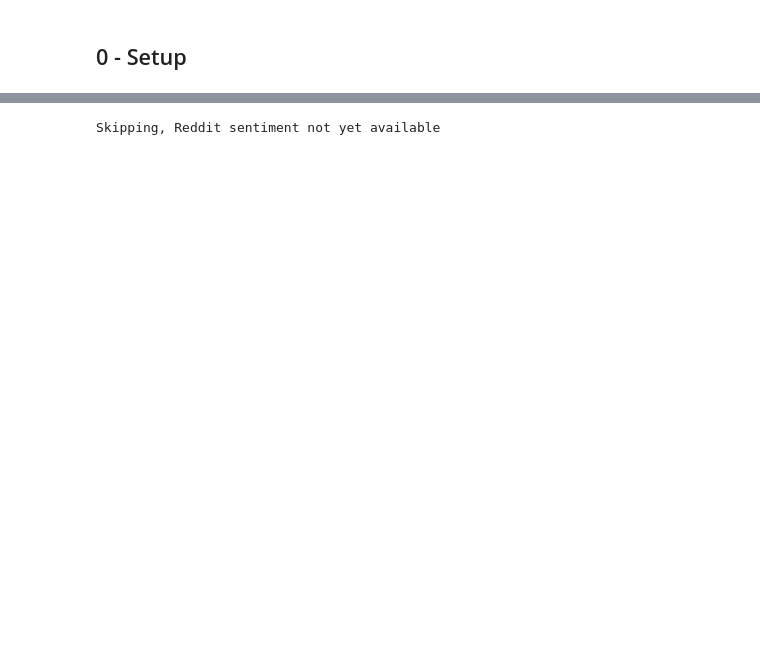
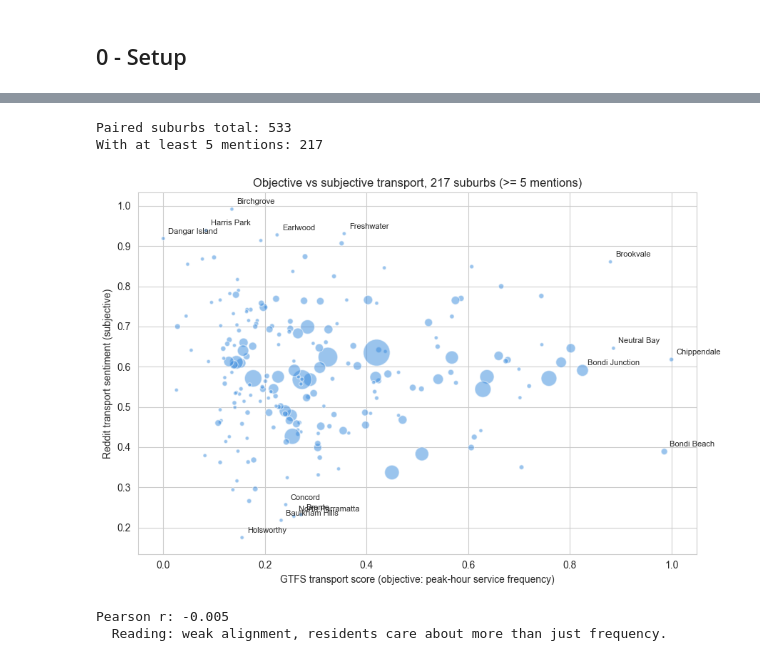
Before and after one commit to Nelkit/sydney-liveability-ai, a Jupyter notebook: notebooks/06_transport_dimension.ipynb, the cells around one changed output, grey strips where cells are left out. Saved outputs shown, nothing was run; the diff lists cells and outputs as text; code cells hidden in the pictures; blank space fills up the shorter version.

```diff
--- a/notebooks/06_transport_dimension.ipynb
+++ b/notebooks/06_transport_dimension.ipynb
@@ -162,31 +288,56 @@ Does GTFS frequency predict Reddit sentiment? With only 5 MVP suburbs the Pearso
 # %%
-if len(reddit_transport) > 0:
-    merged = gtfs_df.merge(
-        reddit_transport[["suburb", "sentiment_score", "post_count"]],
-        on="suburb", how="left"
-    ).dropna(subset=["sentiment_score"])
+paired = joined.dropna(subset=["sentiment_score"]).copy()
 
-    if len(merged) >= 3:
-        fig, ax = plt.subplots(figsize=(8, 6))
-        sizes = merged["post_count"].fillna(10).clip(lower=30)
-        ax.scatter(merged["transport_score"], merged["sentiment_score"],
-                   s=sizes * 3, alpha=0.6, color="#378add")
-        for _, row in merged.iterrows():
-            ax.annotate(row["suburb"], (row["transport_score"], row["sentiment_score"]),
-                        xytext=(5, 5), textcoords="offset points", fontsize=10)
-        ax.set_xlabel("GTFS transport score (objective: service frequency)")
-        ax.set_ylabel("Reddit transport sentiment (subjective: VADER)")
-        ax.set_title("Do residents feel the transport matches its frequency?")
-        ax.axhline(0, color="gray", linestyle="--", alpha=0.5)
-        plt.tight_layout()
-        plt.savefig(FIG_DIR / "transport_correlation.png", dpi=150)
-        plt.show()
+# Optional: filter to suburbs with at least N Reddit mentions for statistical meaningfulness.
+MIN_MENTIONS = 5
+if "post_count" in paired.columns:
+    paired_filtered = paired[paired["post_count"].fillna(0) >= MIN_MENTIONS]
+else:
+    paired_filtered = paired
 
-        r = merged[["transport_score", "sentiment_score"]].corr().iloc[0, 1]
-        print(f"\nPearson r: {r:+.3f}")
+print(f"Paired suburbs total: {len(paired)}")
+print(f"With at least {MIN_MENTIONS} mentions: {len(paired_filtered)}")
+
+if len(paired_filtered) >= 5:
+    fig, ax = plt.subplots(figsize=(9, 6))
+    sizes = paired_filtered.get("post_count", pd.Series([20] * len(paired_filtered))).fillna(20).clip(lower=10)
+    ax.scatter(
+        paired_filtered["transport_score"],
+        paired_filtered["sentiment_score"],
+        s=sizes * 1.5, alpha=0.5, color="#378add", edgecolor="white",
+    )
+    # Annotate top and bottom outliers only to keep it readable
+    annotate_set = pd.concat([
+        paired_filtered.nlargest(5, "sentiment_score"),
+        paired_filtered.nsmallest(5, "sentiment_score"),
+        paired_filtered.nlargest(5, "transport_score"),
+    ]).drop_duplicates(subset=["suburb"])
+    for _, row in annotate_set.iterrows():
+        ax.annotate(
+            row["suburb"], (row["transport_score"], row["sentiment_score"]),
+            xytext=(5, 5), textcoords="offset points", fontsize=8,
+        )
+
+    ax.set_xlabel("GTFS transport score (objective: peak-hour service frequency)")
+    ax.set_ylabel("Reddit transport sentiment (subjective)")
+    ax.set_title(f"Objective vs subjective transport, {len(paired_filtered)} suburbs (>= {MIN_MENTIONS} mentions)")
+    plt.tight_layout()
+    plt.savefig(FIG_DIR / "transport_correlation.png", dpi=150)
+    plt.show()
+
+    r = paired_filtered[["transport_score", "sentiment_score"]].corr().iloc[0, 1]
+    print(f"\nPearson r: {r:+.3f}")
+    if r > 0.3:
+        print("  Reading: positive alignment, frequency is a strong driver of perception.")
+    elif r < -0.3:
+        print("  Reading: inverse alignment, well-served suburbs have more negative sentiment (crowding/reliability signal).")
     else:
-        print("Not enough paired data points, rerun once the Reddit sentiment file merges")
+        print("  Reading: weak alignment, residents care about more than just frequency.")
 else:
-    print("Skipping, Reddit sentiment not yet available")
+    print("Not enough paired data points for a meaningful correlation.")
 # %% [output]
-Skipping, Reddit sentiment not yet available
+Paired suburbs total: 533
+With at least 5 mentions: 217
+[figure, added]
+Pearson r: -0.005
+  Reading: weak alignment, residents care about more than just frequency.
```
Also changed, not shown: parts of 15 cells of this notebook, 8 other files.
